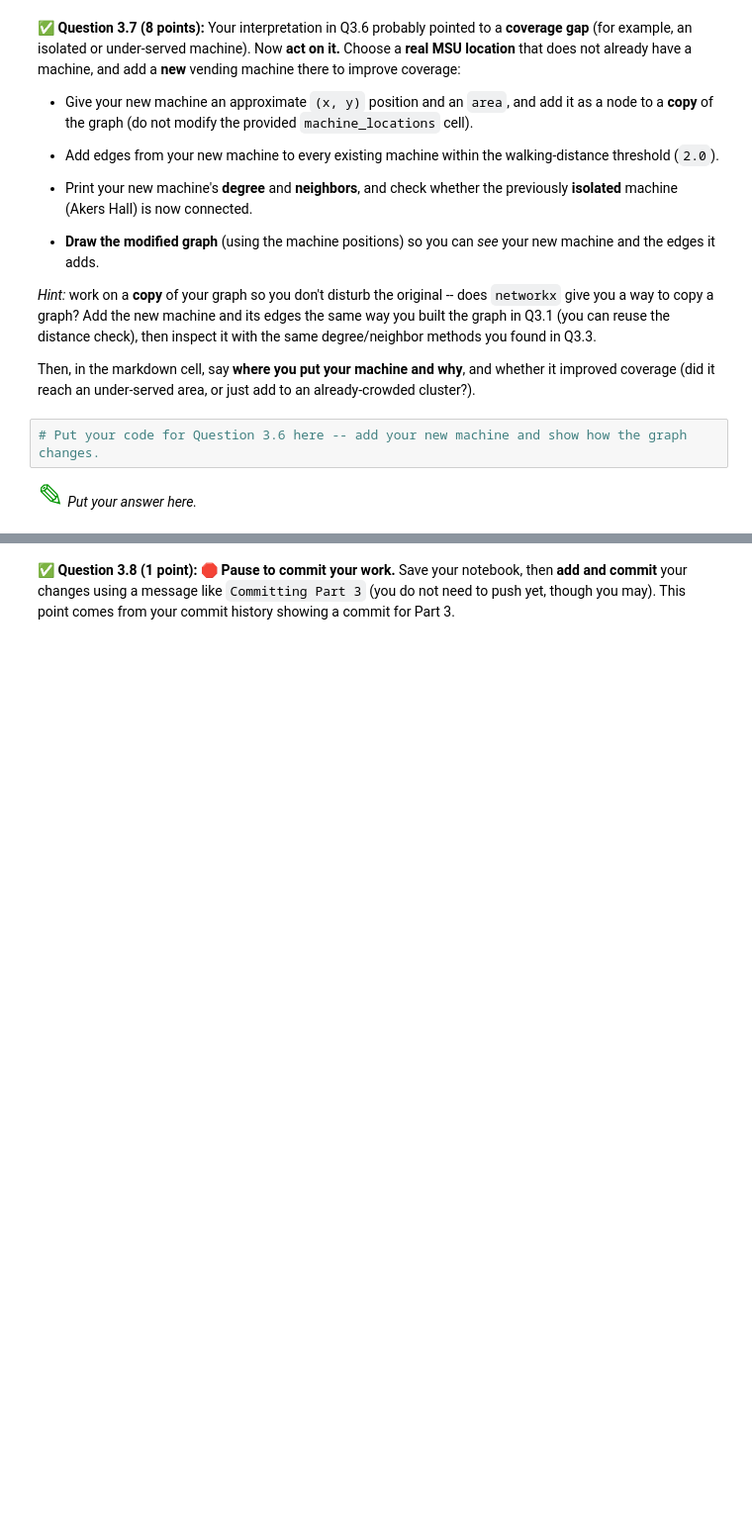
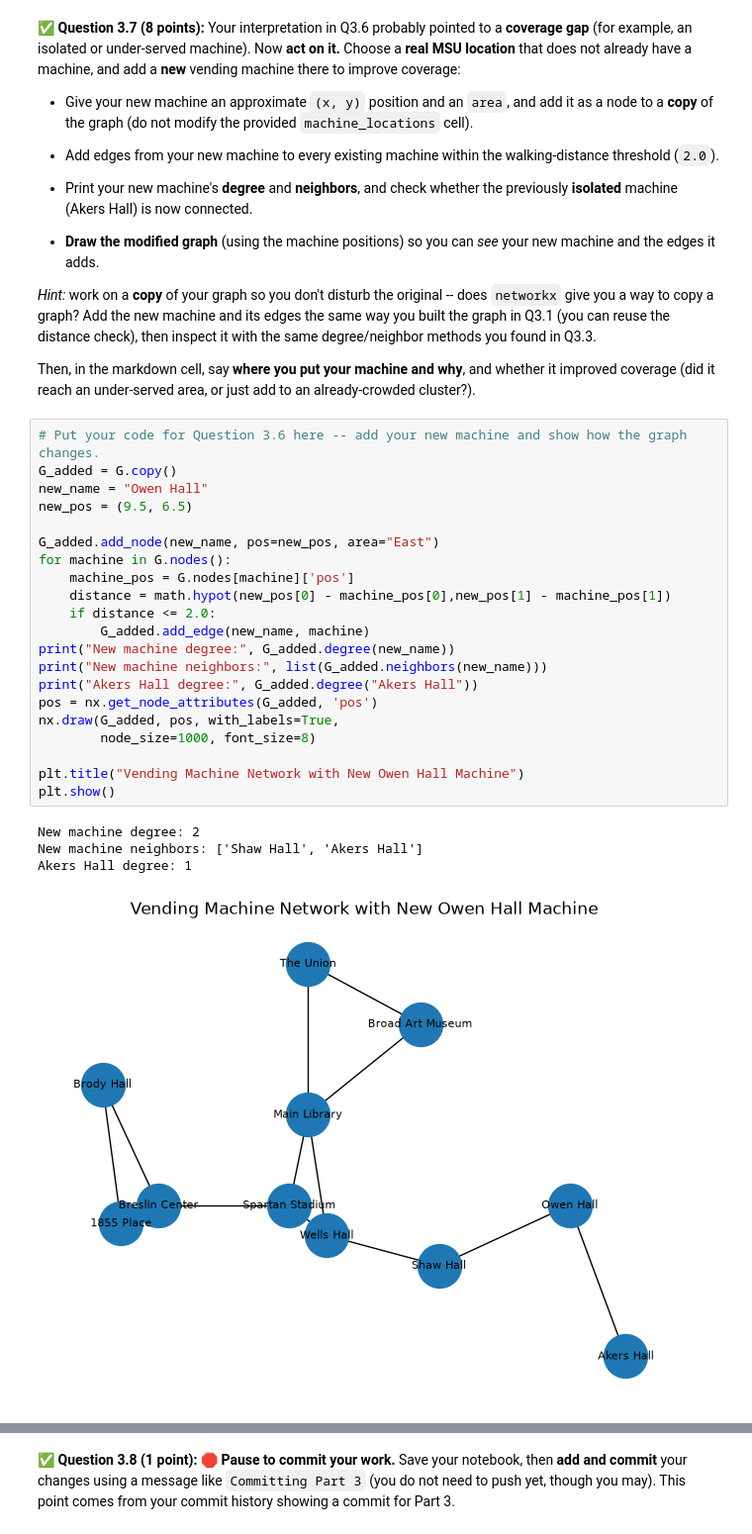
Before and after one commit to Dhruti0207-B/CMSE202-f26-turnin, a Jupyter notebook: hw-02/HW02-ABMandGraphTheory-STUDENT.ipynb, the cells around one changed output, grey strips where cells are left out. Shown at 99% size. Cells and saved outputs as stored; diff of their text form; blank space fills up the shorter version.

```diff
--- a/hw-02/HW02-ABMandGraphTheory-STUDENT.ipynb
+++ b/hw-02/HW02-ABMandGraphTheory-STUDENT.ipynb
@@ -780,7 +779,29 @@ does not already have a machine, and add a **new** vending machine there to impr
 
 Then, in the markdown cell, say **where you put your machine and why**, and whether it improved coverage
 (did it reach an under-served area, or just add to an already-crowded cluster?).
-# %%
-# Put your code for Question 3.6 here -- add your new machine and show how the graph changes.
-# %% [markdown]
-<font size=6 color="#009600">&#9998;</font> *Put your answer here.*
+# %%
+# Put your code for Question 3.6 here -- add your new machine and show how the graph changes.
+G_added = G.copy()
+new_name = "Owen Hall"
+new_pos = (9.5, 6.5)
+
+G_added.add_node(new_name, pos=new_pos, area="East")
+for machine in G.nodes():
+    machine_pos = G.nodes[machine]['pos']
+    distance = math.hypot(new_pos[0] - machine_pos[0],new_pos[1] - machine_pos[1])
+    if distance <= 2.0:
+        G_added.add_edge(new_name, machine)
+print("New machine degree:", G_added.degree(new_name))
+print("New machine neighbors:", list(G_added.neighbors(new_name)))
+print("Akers Hall degree:", G_added.degree("Akers Hall"))
+pos = nx.get_node_attributes(G_added, 'pos')
+nx.draw(G_added, pos, with_labels=True,
+        node_size=1000, font_size=8)
+
+plt.title("Vending Machine Network with New Owen Hall Machine")
+plt.show()
+# %% [output]
+New machine degree: 2
+New machine neighbors: ['Shaw Hall', 'Akers Hall']
+Akers Hall degree: 1
+[figure, added]
```
Also changed, not shown: parts of 8 cells of this notebook.
